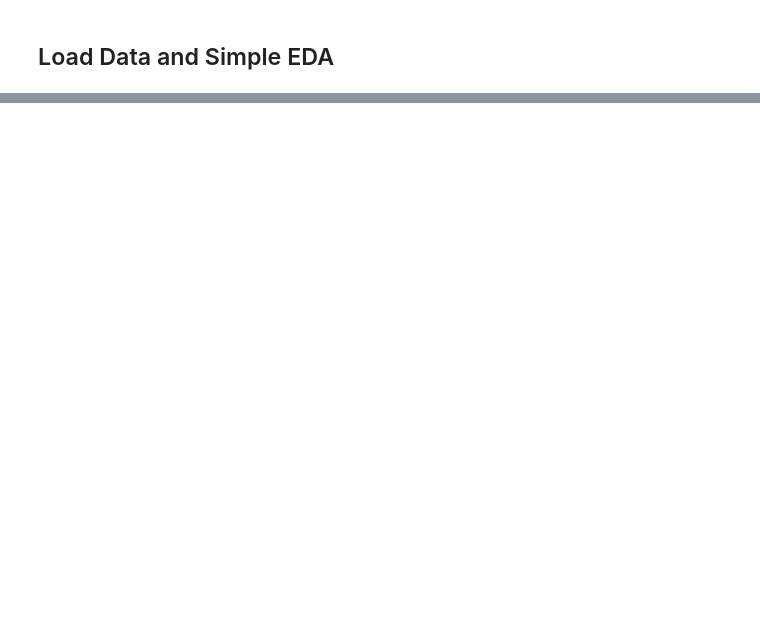
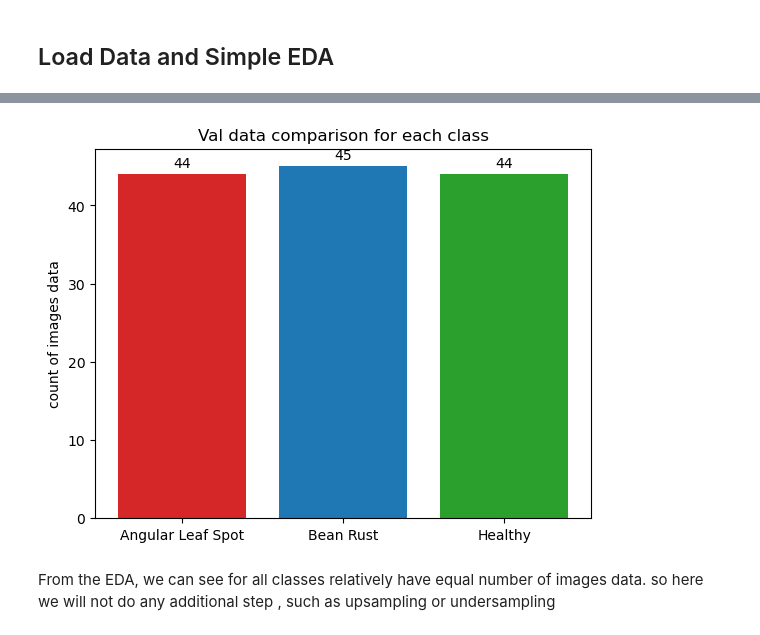
Before and after one commit to ryanpram/bean-leaf-lesions-classification, a Jupyter notebook: Exploration Notebook.ipynb, the cells around one changed output, grey strips where cells are left out. Drawn from its saved outputs; the diff is of its cells as text; code cells hidden in the pictures; blank space fills up the shorter version.

```diff
--- a/Exploration Notebook.ipynb
+++ b/Exploration Notebook.ipynb
@@ -15,0 +163,20 @@ ModuleNotFoundError: No module named 'tensorflow'
+# %%
+fig, ax = plt.subplots()
+
+classes = ['Angular Leaf Spot', 'Bean Rust', 'Healthy']
+counts = [angular_val_count, bean_rust_val_count, healthy_val_count]
+bar_colors = ['tab:red', 'tab:blue', 'tab:green']
+
+ax.bar(classes, counts, color=bar_colors)
+
+for i, count in enumerate(counts):
+    plt.text(i, count + 0.5, str(count), ha='center', va='bottom')
+
+ax.set_ylabel('count of images data')
+ax.set_title('Val data comparison for each class')
+
+plt.show()
+# %% [output]
+[figure, added]
+# %% [markdown]
+From the EDA, we can see for all classes relatively have equal number of images data. so here we will not do any additional step , such as upsampling or undersampling
```
Also changed, not shown: parts of 22 cells of this notebook.
